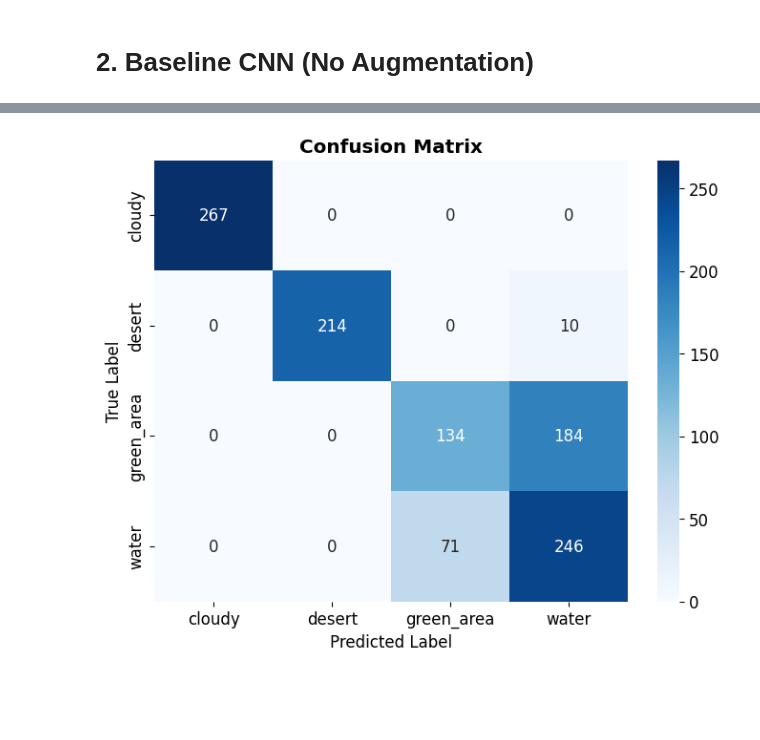
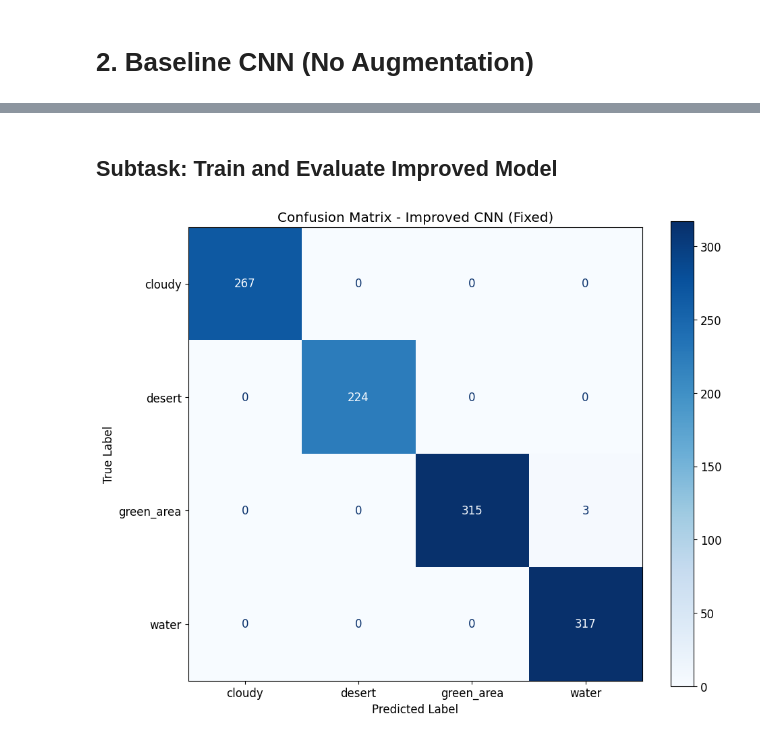
Before and after one commit to Timitan/COMP9130_MP, a Jupyter notebook: mini-project-5/notebooks/satellite_image_cnn.ipynb, the cells around one changed output, grey strips where cells are left out. Saved outputs shown, nothing was run; the diff lists cells and outputs as text; code cells hidden in the pictures; blank space fills up the shorter version.

```diff
--- a/mini-project-5/notebooks/satellite_image_cnn.ipynb
+++ b/mini-project-5/notebooks/satellite_image_cnn.ipynb
@@ -397,14 +495,19 @@ weighted avg       0.78      0.76      0.76      1126
+# %% [markdown]
+## Subtask: Train and Evaluate Improved Model
 # %%
-# confusion matrix
-from sklearn.metrics import confusion_matrix
 import seaborn as sns
-cm = confusion_matrix(val_labels, val_predictions)
-plt.figure(figsize=(8, 6))
-sns.heatmap(cm, annot=True, fmt='d', cmap='Blues',
-            xticklabels=class_names, yticklabels=class_names)
-plt.title('Confusion Matrix', fontweight='bold')
+from sklearn.metrics import confusion_matrix, ConfusionMatrixDisplay
+
+# Generate Confusion Matrix for Improved CNN
+cm_improved = confusion_matrix(val_labels_imp, val_preds_imp)
+disp = ConfusionMatrixDisplay(confusion_matrix=cm_improved, display_labels=class_names)
+
+plt.figure(figsize=(10, 8))
+disp.plot(cmap=plt.cm.Blues, ax=plt.gca())
+plt.title('Confusion Matrix - Improved CNN (Fixed)')
 plt.xlabel('Predicted Label')
 plt.ylabel('True Label')
+plt.tight_layout()
 plt.show()
 # %% [output]
-[figure, old version]
+[figure, new version]
```
Also changed, not shown: parts of 35 cells of this notebook.
